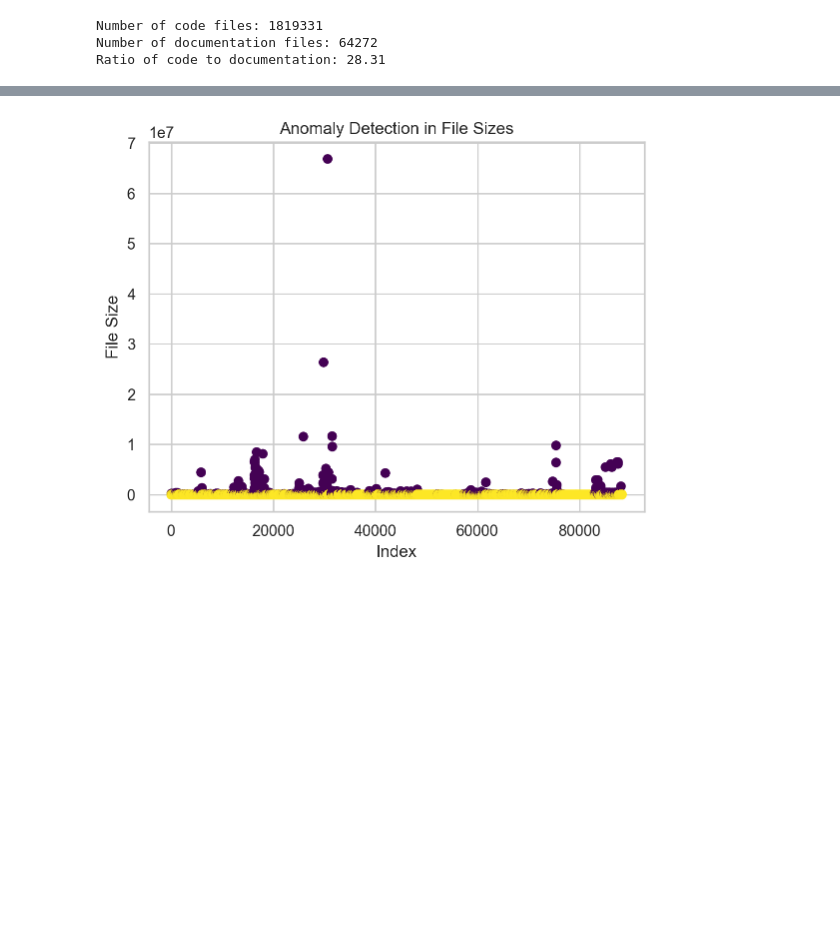
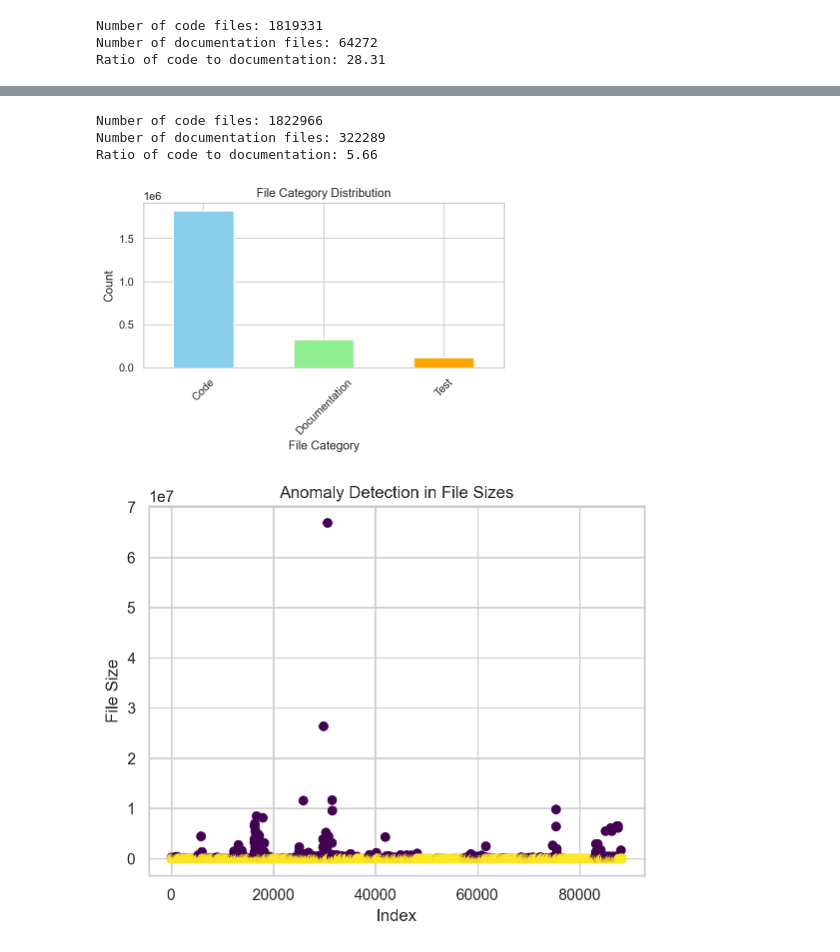
Before and after one commit to EthanFalcao/Github_Repo_EDA, a Jupyter notebook: file_structure/FileStruct_eda (1).ipynb, the cells around one changed output, grey strips where cells are left out. Cells and saved outputs as stored; diff of their text form; code cells hidden in the pictures; blank space fills up the shorter version.

```diff
--- a/file_structure/FileStruct_eda.ipynb
+++ b/file_structure/FileStruct_eda (1).ipynb
@@ -390,3 +509,57 @@ Ratio of code to documentation: 28.31
+# %%
+# Assuming df is your DataFrame
+
+# Define the categorization function based on file path
+def categorize_file(file_path):
+    if '/tests/' in file_path:
+        return 'Test'
+    elif '/docs/' in file_path or '/documentation/' in file_path:
+        return 'Documentation'
+    elif '/.github/' in file_path:
+        return 'GitHub Configuration'
+    else:
+        return 'Code'
+
+# Apply the categorization function only to rows with 'Other' in fileCategory
+df.loc[df['fileCategory'] == 'Other', 'fileCategory'] = df[df['fileCategory'] == 'Other']['filePath'].apply(categorize_file)
+
+# Recalculate the counts for code and documentation categories
+code_count = df[df['fileCategory'] == 'Code'].shape[0]
+documentation_count = df[df['fileCategory'] == 'Documentation'].shape[0]
+
+# Recalculate the ratio of code to documentation
+ratio_code_to_documentation = code_count / documentation_count if documentation_count != 0 else 0
+
+# Output the updated counts and ratio
+print(f"Number of code files: {code_count}")
+print(f"Number of documentation files: {documentation_count}")
+print(f"Ratio of code to documentation: {ratio_code_to_documentation:.2f}")
+# %% [output]
+Number of code files: 1822966
+Number of documentation files: 322289
+Ratio of code to documentation: 5.66
+# %%
+# Let's plot the filtered categories again with different colors for each bar
+filtered_category_counts = category_counts[category_counts.index != 'GitHub Configuration']
+# Assigning a unique color to each category
+colors = ['skyblue', 'lightgreen', 'orange']  # We have three colors for three categories
+
+# If there are more categories, we can generate more colors or use a colormap
+if len(filtered_category_counts) > len(colors):
+    cmap = plt.get_cmap('tab10')  # A colormap with 10 distinct colors
+    colors = [cmap(i) for i in range(len(filtered_category_counts))]
+
+# Plotting the bar chart with different colors for each bar
+filtered_category_counts.plot(kind='bar', color=colors)
+
+plt.title('File Category Distribution')
+plt.xlabel('File Category')
+plt.ylabel('Count')
+plt.xticks(rotation=45)
+plt.tight_layout()  # Adjust layout to make room for the x-axis labels
+plt.show()
+# %% [output]
+[figure, added]
 # %%
 import pandas as pd
 from sklearn.ensemble import IsolationForest
```
Also changed, not shown: parts of 17 cells of this notebook.
